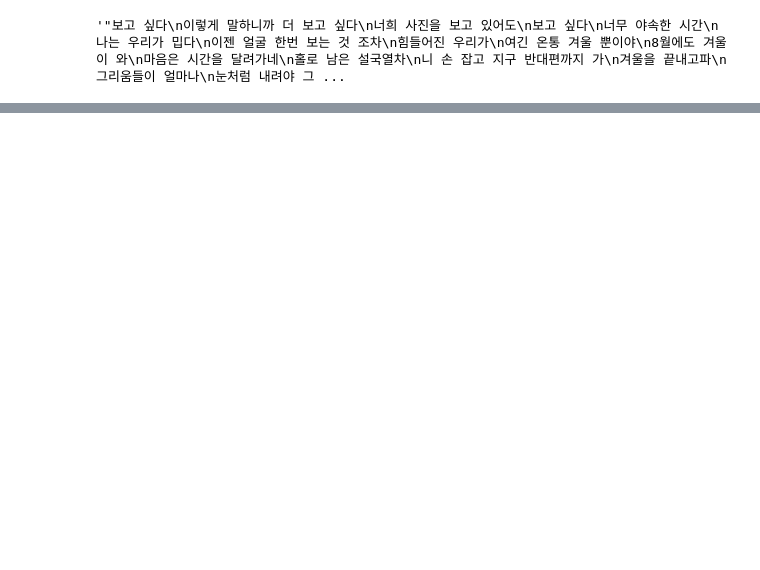
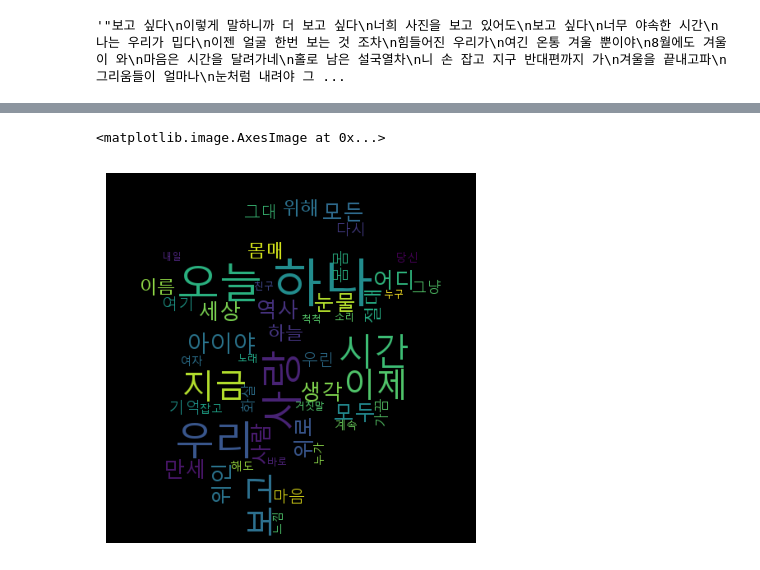
Before and after one commit to ZiNoBae/Practice_ubion, a Jupyter notebook: Code_Moon/230424/01_pandas_0424.ipynb, the cells around one changed output, grey strips where cells are left out. Saved outputs shown, nothing was run; the diff lists cells and outputs as text; code cells hidden in the pictures; blank space fills up the shorter version.

```diff
--- a/Code_Moon/230424/01_pandas_0424.ipynb
+++ b/Code_Moon/230424/01_pandas_0424.ipynb
@@ -70,4 +35,4 @@ text
 okt = Okt()
 
 # Okt 함수를 이용하여, 내용의 형태를 분석
-okt.nouns(text)
+nouns = okt.nouns(text)
@@ -76,2 +39,2 @@ JVMNotFoundException: No JVM shared library file (jvm.dll) found. Try setting up
 # %%
-[n for n in nouns if len(n) > 1]
+words = [n for n in nouns if len(n) > 1]
@@ -79,0 +41,3 @@ NameError: name 'nouns' is not defined
+# %%
+cnt = Counter(words)
+cnt
@@ -79,0 +66,21 @@ NameError: name 'nouns' is not defined
+# %%
+img = Image.open('rokmc.png')
+img_array = np.array(img)
+
+wc  = WordCloud(
+    font_path= 'malgun',
+    width = 400,
+    height = 400,
+    scale = 2.0,
+    max_font_size = 250,
+    max_words= 50,
+    mask= img_array
+)
+
+gen = wc.generate_from_frequencies(cnt)
+plt.figure()
+plt.axis('off')
+plt.imshow(gen)
+# %% [output]
+<matplotlib.image.AxesImage at 0x...>
+[figure, added]
```
Also changed, not shown: parts of 7 cells of this notebook, 12 other files.
